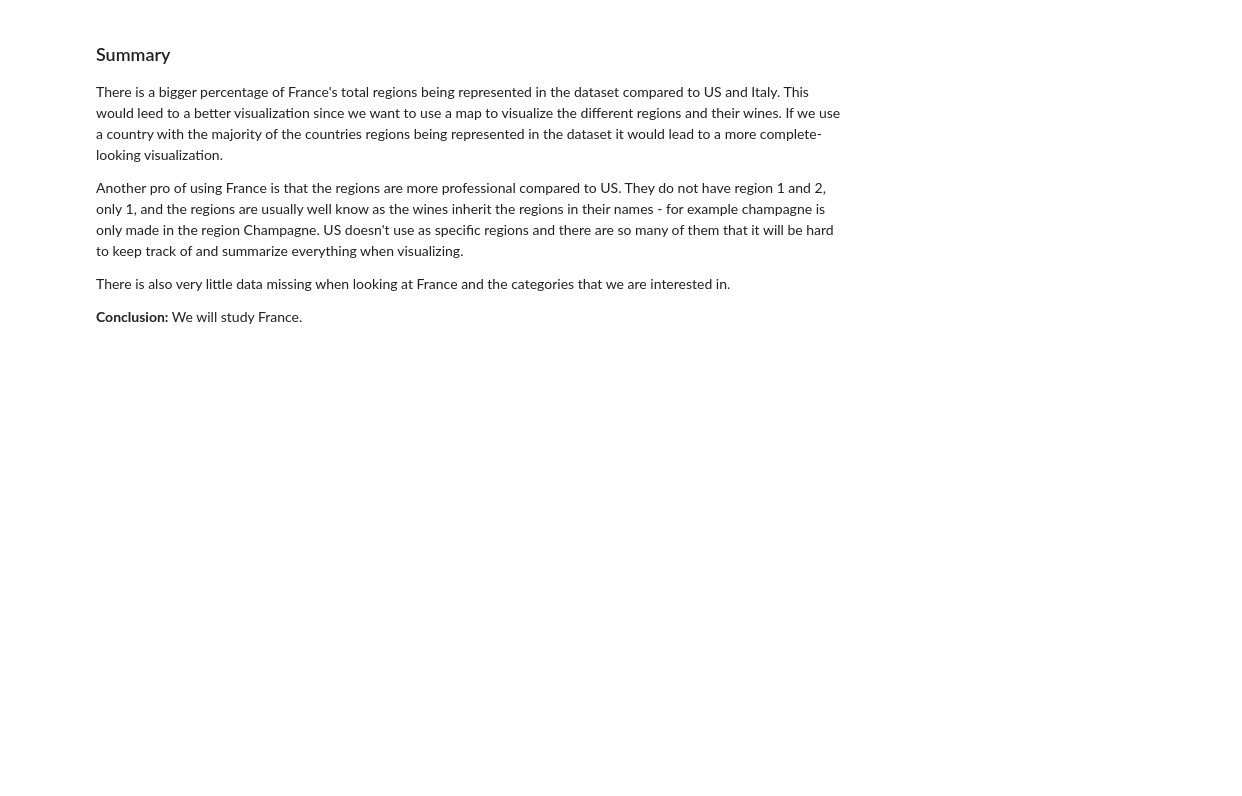
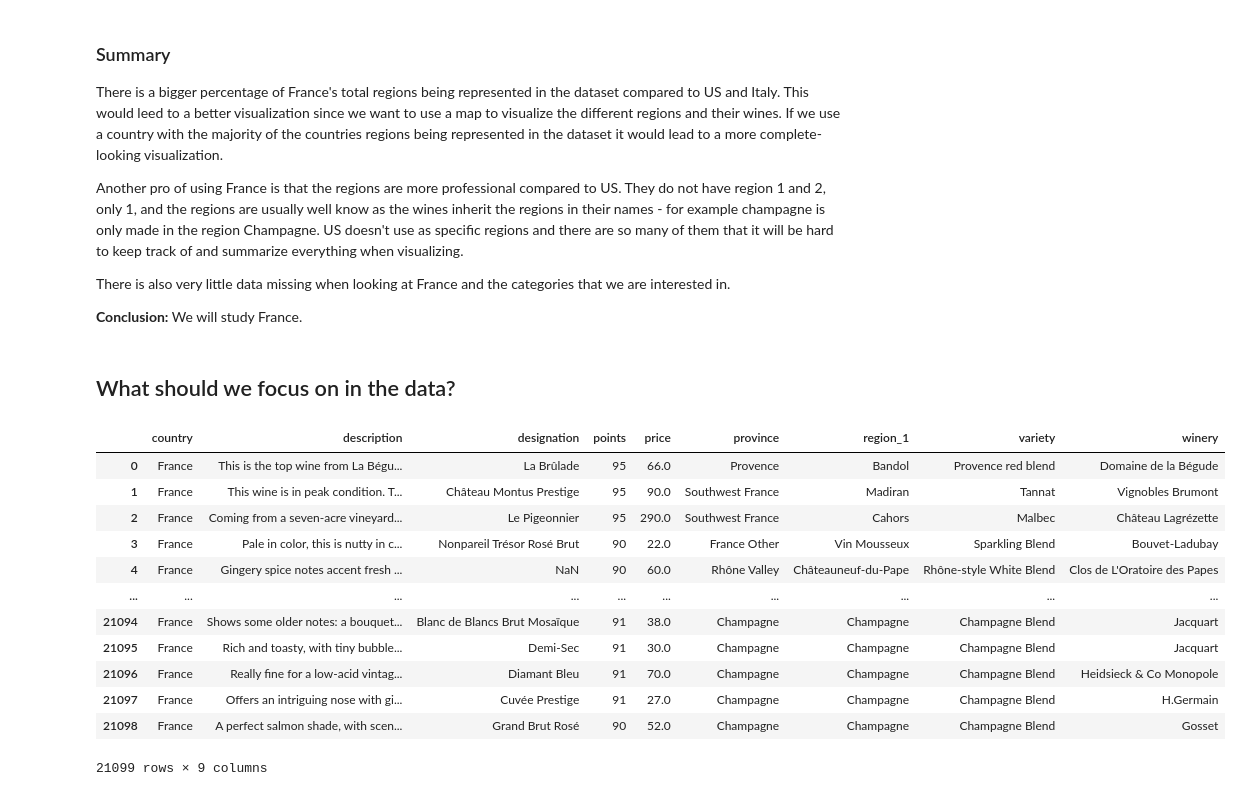
Before and after one commit to com-480-data-visualization/com-480-project-lesvizerables, a Jupyter notebook: ChoosingCountry.ipynb, the cells around one changed output. Cells and saved outputs as stored; diff of their text form; code cells hidden in the pictures; blank space fills up the shorter version.

Commit message:
Exploration of the different columns

```diff
--- a/ChoosingCountry.ipynb
+++ b/ChoosingCountry.ipynb
@@ -174,3 +176,24 @@ Another pro of using France is that the regions are more professional compared t
 There is also very little data missing when looking at France and the categories that we are interested in.
 
 **Conclusion:** We will study France.
+# %% [markdown]
+## What should we focus on in the data?
+# %%
+# take a look at the other data in the dataset
+france.head()
+france.reset_index(drop = True, inplace=True)
+france
+# %% [output]
+|  | country | description | designation | points | price | province | region_1 | variety | winery |
+| 0 | France | This is the top wine from La Bégu... | La Brûlade | 95 | 66.0 | Provence | Bandol | Provence red blend | Domaine de la Bégude |
+| 1 | France | This wine is in peak condition. T... | Château Montus Prestige | 95 | 90.0 | Southwest France | Madiran | Tannat | Vignobles Brumont |
+| 2 | France | Coming from a seven-acre vineyard... | Le Pigeonnier | 95 | 290.0 | Southwest France | Cahors | Malbec | Château Lagrézette |
+| 3 | France | Pale in color, this is nutty in c... | Nonpareil Trésor Rosé Brut | 90 | 22.0 | France Other | Vin Mousseux | Sparkling Blend | Bouvet-Ladubay |
+| 4 | France | Gingery spice notes accent fresh ... | NaN | 90 | 60.0 | Rhône Valley | Châteauneuf-du-Pape | Rhône-style White Blend | Clos de L'Oratoire des Papes |
+| ... | ... | ... | ... | ... | ... | ... | ... | ... | ... |
+| 21094 | France | Shows some older notes: a bouquet... | Blanc de Blancs Brut Mosaïque | 91 | 38.0 | Champagne | Champagne | Champagne Blend | Jacquart |
+| 21095 | France | Rich and toasty, with tiny bubble... | Demi-Sec | 91 | 30.0 | Champagne | Champagne | Champagne Blend | Jacquart |
+| 21096 | France | Really fine for a low-acid vintag... | Diamant Bleu | 91 | 70.0 | Champagne | Champagne | Champagne Blend | Heidsieck & Co Monopole |
+| 21097 | France | Offers an intriguing nose with gi... | Cuvée Prestige | 91 | 27.0 | Champagne | Champagne | Champagne Blend | H.Germain |
+| 21098 | France | A perfect salmon shade, with scen... | Grand Brut Rosé | 90 | 52.0 | Champagne | Champagne | Champagne Blend | Gosset |
+21099 rows × 9 columns
```
Also changed, not shown: parts of 23 cells of this notebook.
